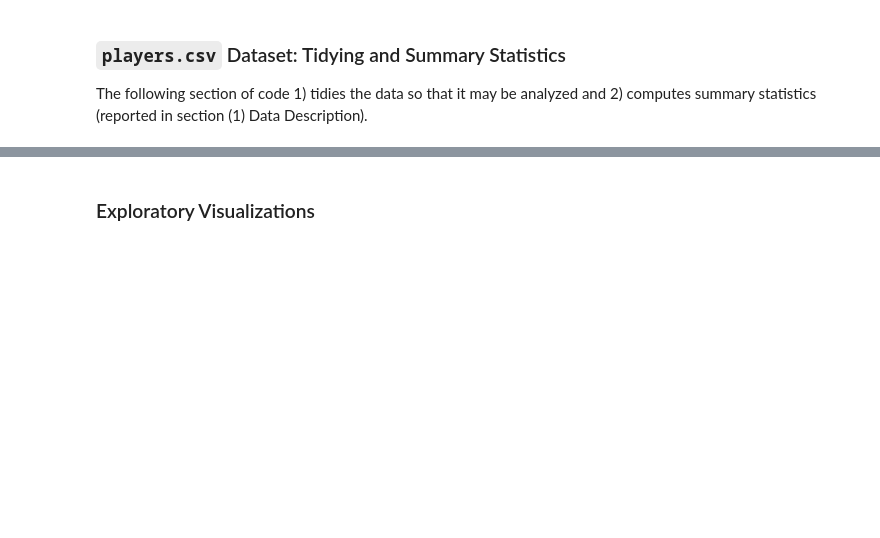
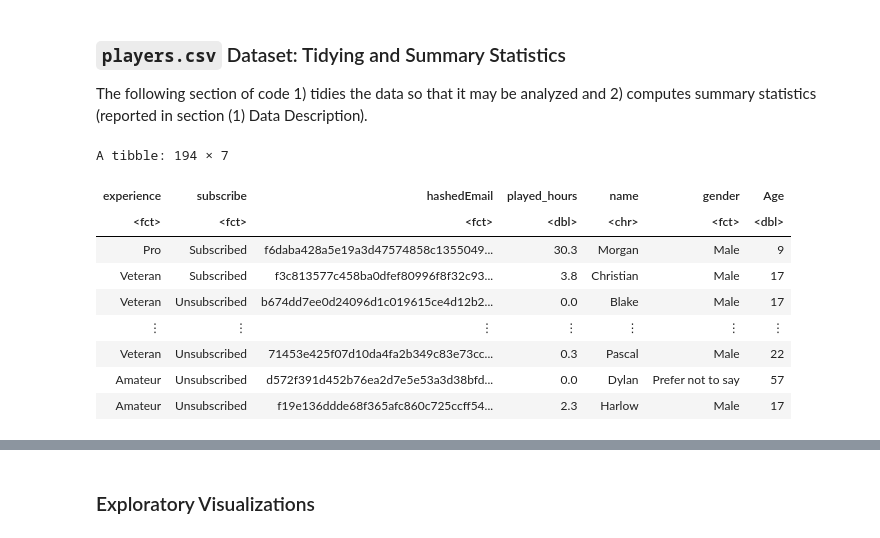
Before and after one commit to katelynteng/project_planning, a Jupyter notebook: project_planning.ipynb, the cells around one changed output, grey strips where cells are left out. Drawn from its saved outputs; the diff is of its cells as text; code cells hidden in the pictures; blank space fills up the shorter version.

```diff
--- a/project_planning.ipynb
+++ b/project_planning.ipynb
@@ -57,10 +134,27 @@ players_data <- read_csv("data/players.csv")
 
 The following section of code 1) tidies the data so that it may be analyzed and 2) computes summary statistics (reported in section (1) Data Description).
 # %%
-#Tidying data: Removing rows with NA in order to analyze the data
+#Tidying data: Removing rows with NA in order to analyze the data, and changing qualitative data to factor type
+#FALSE and TRUE values were changed to Unsubscribed and Subscribed to make the data more understandable
 
 players_data <- players_data |>
-                filter(!is.na(Age), !is.na(played_hours), !is.na(subscribe))
+                filter(!is.na(Age), !is.na(played_hours), !is.na(subscribe)) |>
+                mutate(experience = as.factor(experience),
+                       subscribe = as.factor(subscribe),
+                       subscribe = recode(subscribe, "FALSE" = "Unsubscribed", "TRUE" = "Subscribed"),
+                       hashedEmail = as.factor(hashedEmail),
+                       gender = as.factor(gender))
 players_data
+# %% [output]
+A tibble: 194 × 7
+| experience | subscribe | hashedEmail | played_hours | name | gender | Age |
+| <fct> | <fct> | <fct> | <dbl> | <chr> | <fct> | <dbl> |
+| Pro | Subscribed | f6daba428a5e19a3d47574858c1355049... | 30.3 | Morgan | Male | 9 |
+| Veteran | Subscribed | f3c813577c458ba0dfef80996f8f32c93... | 3.8 | Christian | Male | 17 |
+| Veteran | Unsubscribed | b674dd7ee0d24096d1c019615ce4d12b2... | 0.0 | Blake | Male | 17 |
+| ⋮ | ⋮ | ⋮ | ⋮ | ⋮ | ⋮ | ⋮ |
+| Veteran | Unsubscribed | 71453e425f07d10da4fa2b349c83e73cc... | 0.3 | Pascal | Male | 22 |
+| Amateur | Unsubscribed | d572f391d452b76ea2d7e5e53a3d38bfd... | 0.0 | Dylan | Prefer not to say | 57 |
+| Amateur | Unsubscribed | f19e136ddde68f365afc860c725ccff54... | 2.3 | Harlow | Male | 17 |
 # %%
 #Computing summary statistics for the players.csv dataset
```
Also changed, not shown: parts of 8 cells of this notebook.
